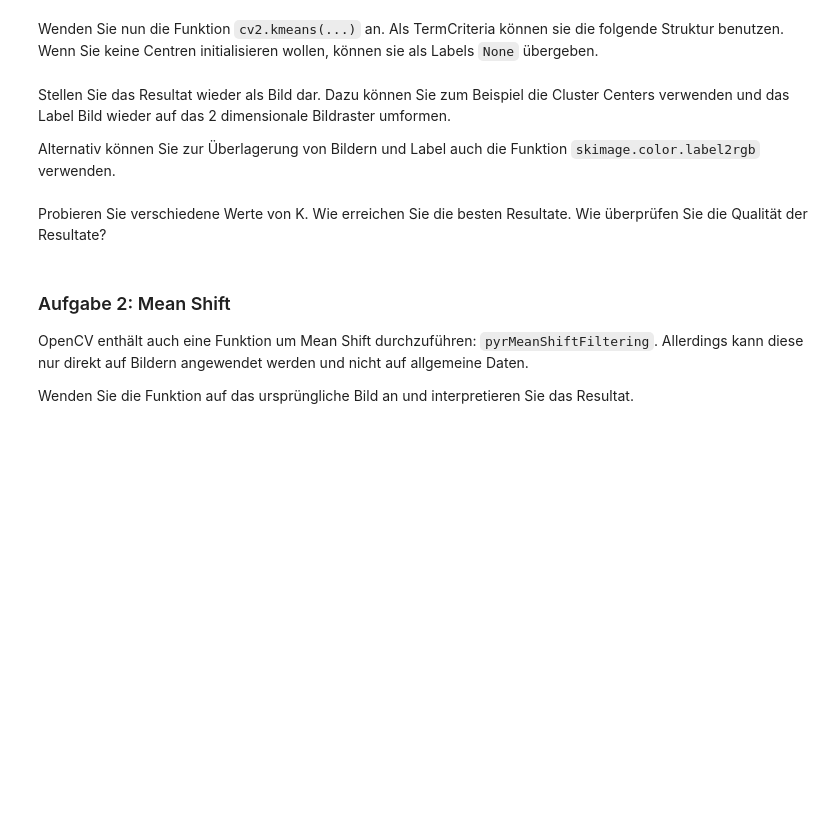
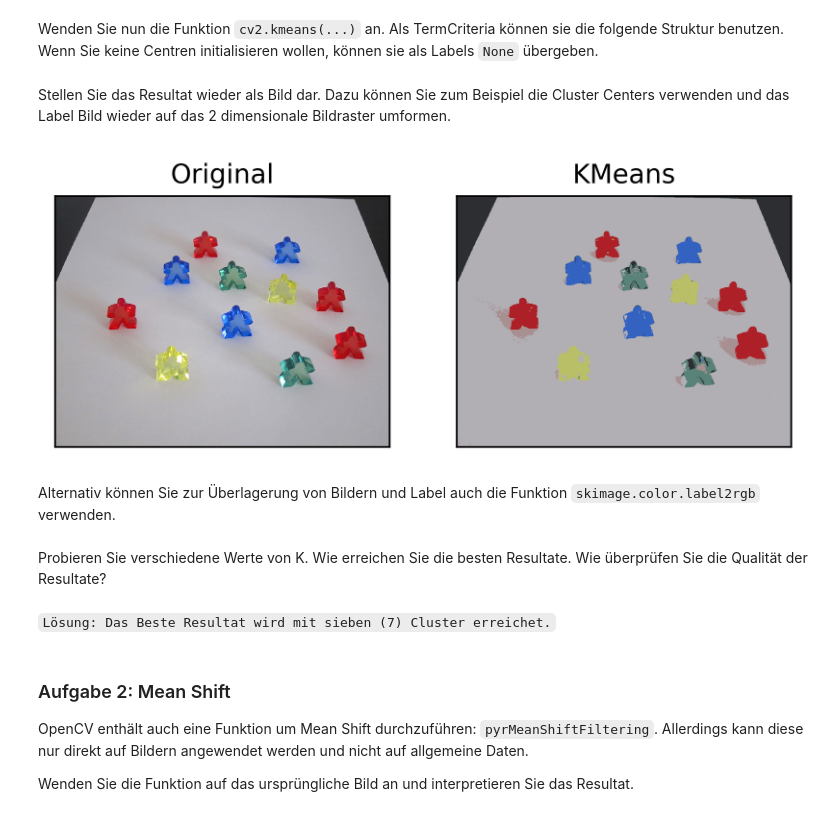
Before and after one commit to tschibu/hslu-ipcv-exercises, a Jupyter notebook: exercise08/opencv_uebung8.ipynb, the cells around one changed output. Saved outputs shown, nothing was run; the diff lists cells and outputs as text; code cells hidden in the pictures; blank space fills up the shorter version.

````diff
--- a/exercise08/opencv_uebung8.ipynb
+++ b/exercise08/opencv_uebung8.ipynb
@@ -38,9 +42,37 @@ criteria = (cv2.TERM_CRITERIA_EPS, 1000, 0.001)
+# %%
+# Define criteria = ( type, max_iter = 10 , epsilon = 1.0 )
+criteria = (cv2.TERM_CRITERIA_EPS + cv2.TERM_CRITERIA_MAX_ITER, 10, 1.0)
+
+# Set flags (Select random initial centers in each attempt.)
+flags = cv2.KMEANS_RANDOM_CENTERS
+
+# KMeans
+compactness, labels, centers = cv2.kmeans(data_float, 7, None, criteria, 10, flags)
+
+# Now convert back into uint8, and make original image
+centers = np.uint8(centers)
+res = centers[labels.flatten()]
+res2 = res.reshape((image.shape))
 # %% [markdown]
 Stellen Sie das Resultat wieder als Bild dar. Dazu können Sie zum Beispiel die Cluster Centers verwenden und das Label Bild wieder auf das 2 dimensionale Bildraster umformen.
-
-Alternativ können Sie zur Überlagerung von Bildern und Label auch die Funktion ```skimage.color.label2rgb``` verwenden.
+# %%
+plt.subplot(1, 2, 1)
+plt.title('Original'), plt.xticks([]), plt.yticks([])
+plt.imshow(image)
+
+plt.subplot(1, 2, 2)
+plt.title('KMeans'), plt.xticks([]), plt.yticks([])
+plt.imshow(res2)
+
+plt.show()
+# %% [output]
+[figure, added]
+# %% [markdown]
+Alternativ können Sie zur Überlagerung von Bildern und Label auch die Funktion ```skimage.color.label2rgb``` verwenden.
 # %% [markdown]
 Probieren Sie verschiedene Werte von K. Wie erreichen Sie die besten Resultate. Wie überprüfen Sie die Qualität der Resultate?
+# %% [markdown]
+`Lösung: Das Beste Resultat wird mit sieben (7) Cluster erreichet.`
 # %% [markdown]
 ### Aufgabe 2: Mean Shift
 
````
Also changed, not shown: parts of 5 cells of this notebook.
